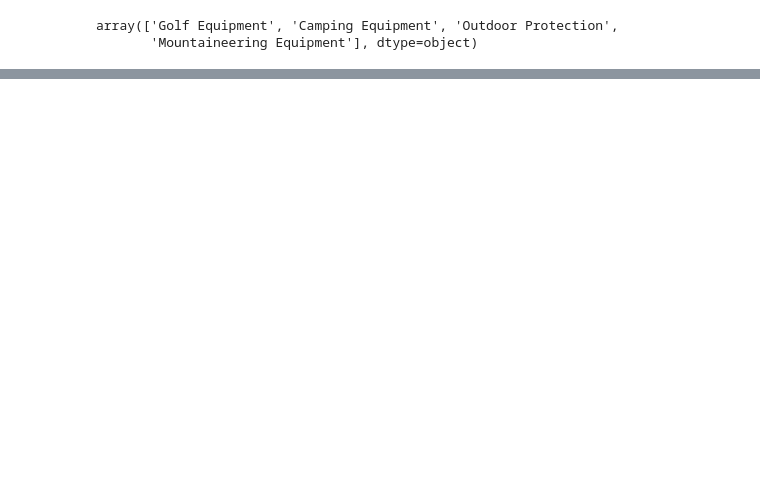
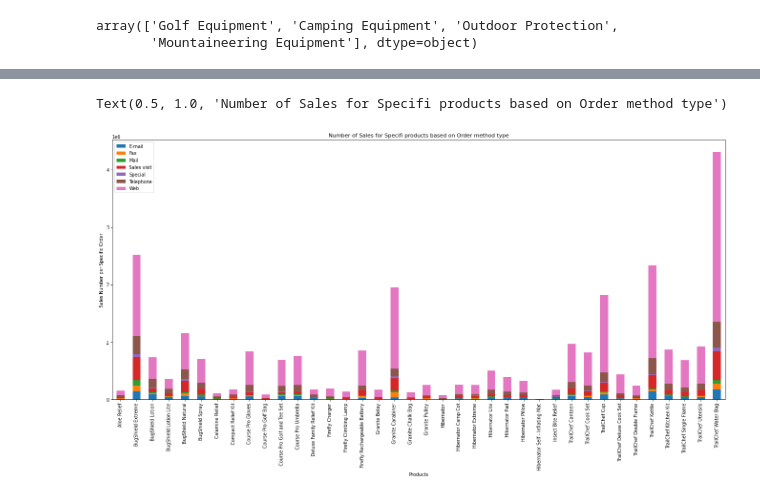
Before and after one commit to thejosec01/Sales_data, a Jupyter notebook: One.ipynb, the cells around one changed output, grey strips where cells are left out. Saved outputs shown, nothing was run; the diff lists cells and outputs as text; code cells hidden in the pictures; blank space fills up the shorter version.

```diff
--- a/One.ipynb
+++ b/One.ipynb
@@ -67,0 +184,4 @@ Name: Revenue, dtype: float64
+# %%
+#find share of Gross proffit for each item
+pr_df['Profit_share']= pr_df['Gross profit']/Total_gross
+pr_df.sort_values('Profit_share', ascending=False)
@@ -67,0 +212,3 @@ Name: Revenue, dtype: float64
+# %%
+#whic products assciated with certian type of sales
+pro_sales=data.groupby(['Product','Order method type'])['Quantity'].sum().reset_index()
@@ -67,0 +224,2 @@ Name: Revenue, dtype: float64
+# %%
+pro_sales_df=pro_sales.pivot(index='Product', columns='Order method type', values='Quantity').reset_index()
@@ -67,0 +235,2 @@ Name: Revenue, dtype: float64
+# %%
+full_pr_df=pd.merge(pro_sales_df,pr_df).set_index('Product')
@@ -67,0 +253,8 @@ Name: Revenue, dtype: float64
+# %%
+full_pr_df.iloc[:,:7].plot(kind='bar', stacked=True, figsize=(23,10))
+plt.xlabel('Products')
+plt.ylabel('Sales Number per Specific Order')
+plt.title('Number of Sales for Specifi products based on Order method type')
+# %% [output]
+Text(0.5, 1.0, 'Number of Sales for Specifi products based on Order method type')
+[figure, added]
```
Also changed, not shown: parts of 22 cells of this notebook.
